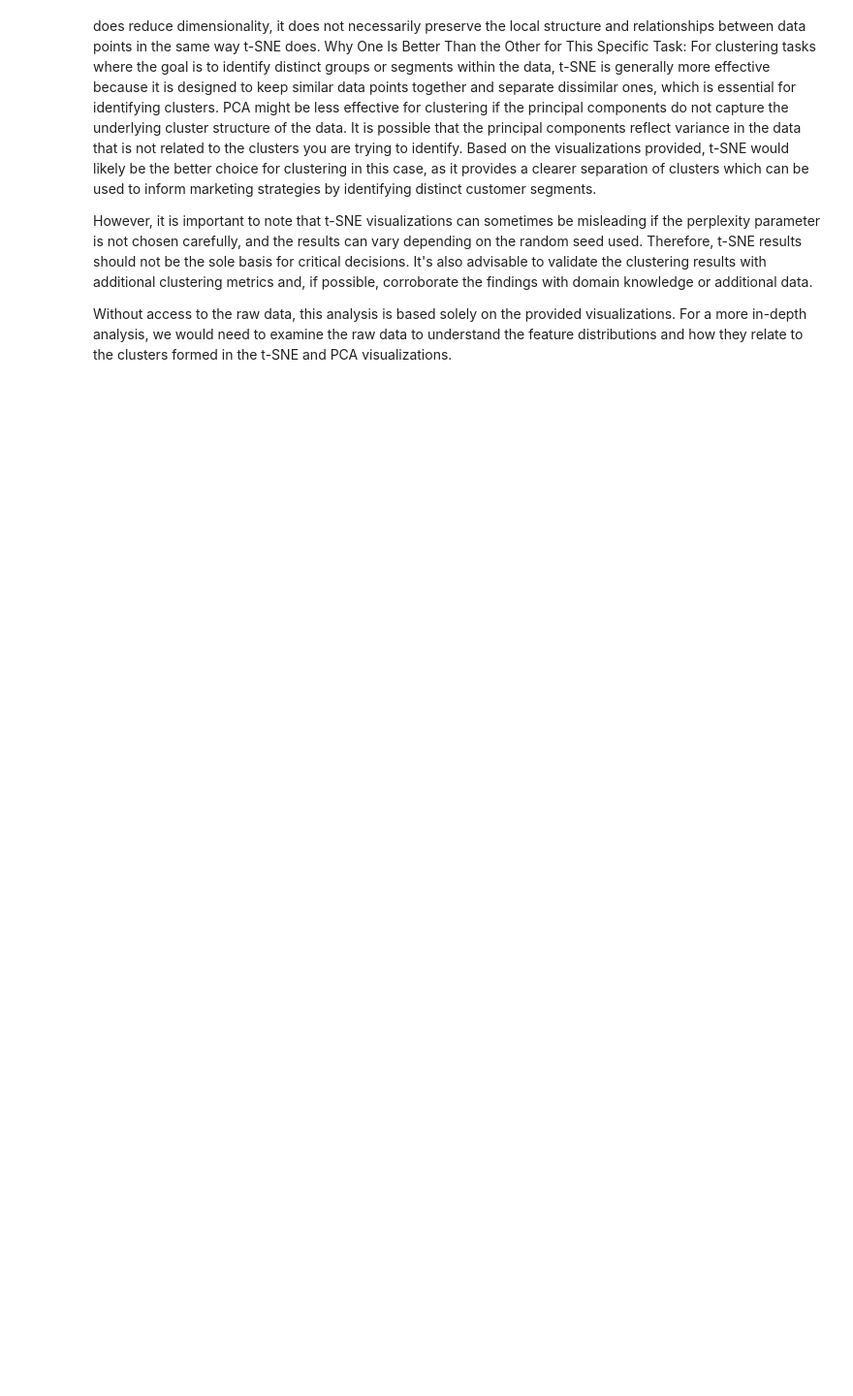
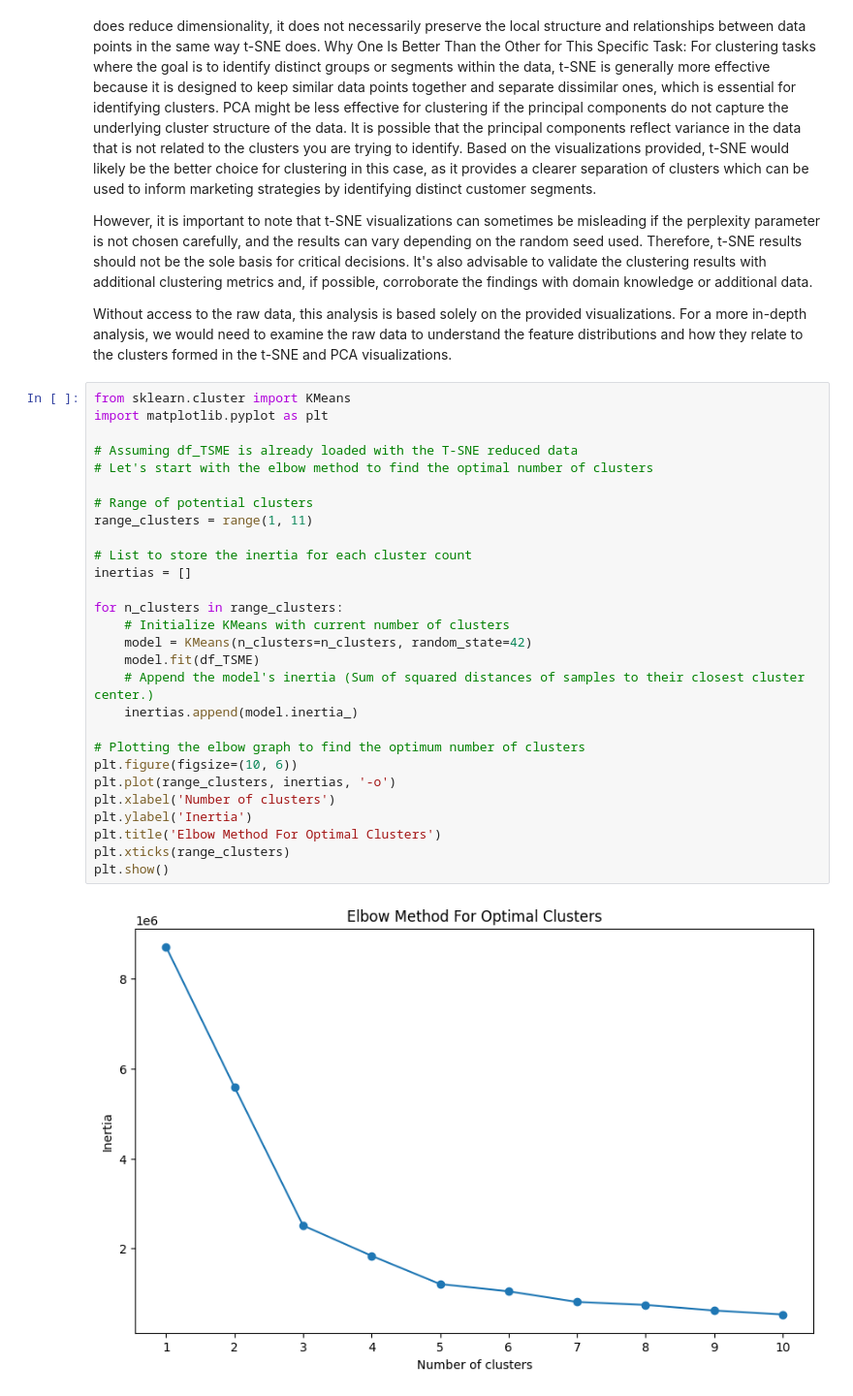
Before and after one commit to Samarth-Pawan/Data-Mining_Customer-Shopping-Trends, a Jupyter notebook: Data_Mining/data_preproc.ipynb, the cells around one changed output. Shown at 97% size. Drawn from its saved outputs; the diff is of its cells as text; blank space fills up the shorter version.

Commit message:
kmeans

```diff
--- a/Data_Mining/data_preproc.ipynb
+++ b/Data_Mining/data_preproc.ipynb
@@ -785,3 +786,33 @@ Based on the visualizations provided, t-SNE would likely be the better choice fo
 However, it is important to note that t-SNE visualizations can sometimes be misleading if the perplexity parameter is not chosen carefully, and the results can vary depending on the random seed used. Therefore, t-SNE results should not be the sole basis for critical decisions. It's also advisable to validate the clustering results with additional clustering metrics and, if possible, corroborate the findings with domain knowledge or additional data.
 
 Without access to the raw data, this analysis is based solely on the provided visualizations. For a more in-depth analysis, we would need to examine the raw data to understand the feature distributions and how they relate to the clusters formed in the t-SNE and PCA visualizations.
+# %%
+from sklearn.cluster import KMeans
+import matplotlib.pyplot as plt
+
+# Assuming df_TSME is already loaded with the T-SNE reduced data
+# Let's start with the elbow method to find the optimal number of clusters
+
+# Range of potential clusters
+range_clusters = range(1, 11)
+
+# List to store the inertia for each cluster count
+inertias = []
+
+for n_clusters in range_clusters:
+    # Initialize KMeans with current number of clusters
+    model = KMeans(n_clusters=n_clusters, random_state=42)
+    model.fit(df_TSME)
+    # Append the model's inertia (Sum of squared distances of samples to their closest cluster center.)
+    inertias.append(model.inertia_)
+
+# Plotting the elbow graph to find the optimum number of clusters
+plt.figure(figsize=(10, 6))
+plt.plot(range_clusters, inertias, '-o')
+plt.xlabel('Number of clusters')
+plt.ylabel('Inertia')
+plt.title('Elbow Method For Optimal Clusters')
+plt.xticks(range_clusters)
+plt.show()
+# %% [output]
+[figure, added]
```
Also changed, not shown: parts of 10 cells of this notebook.
